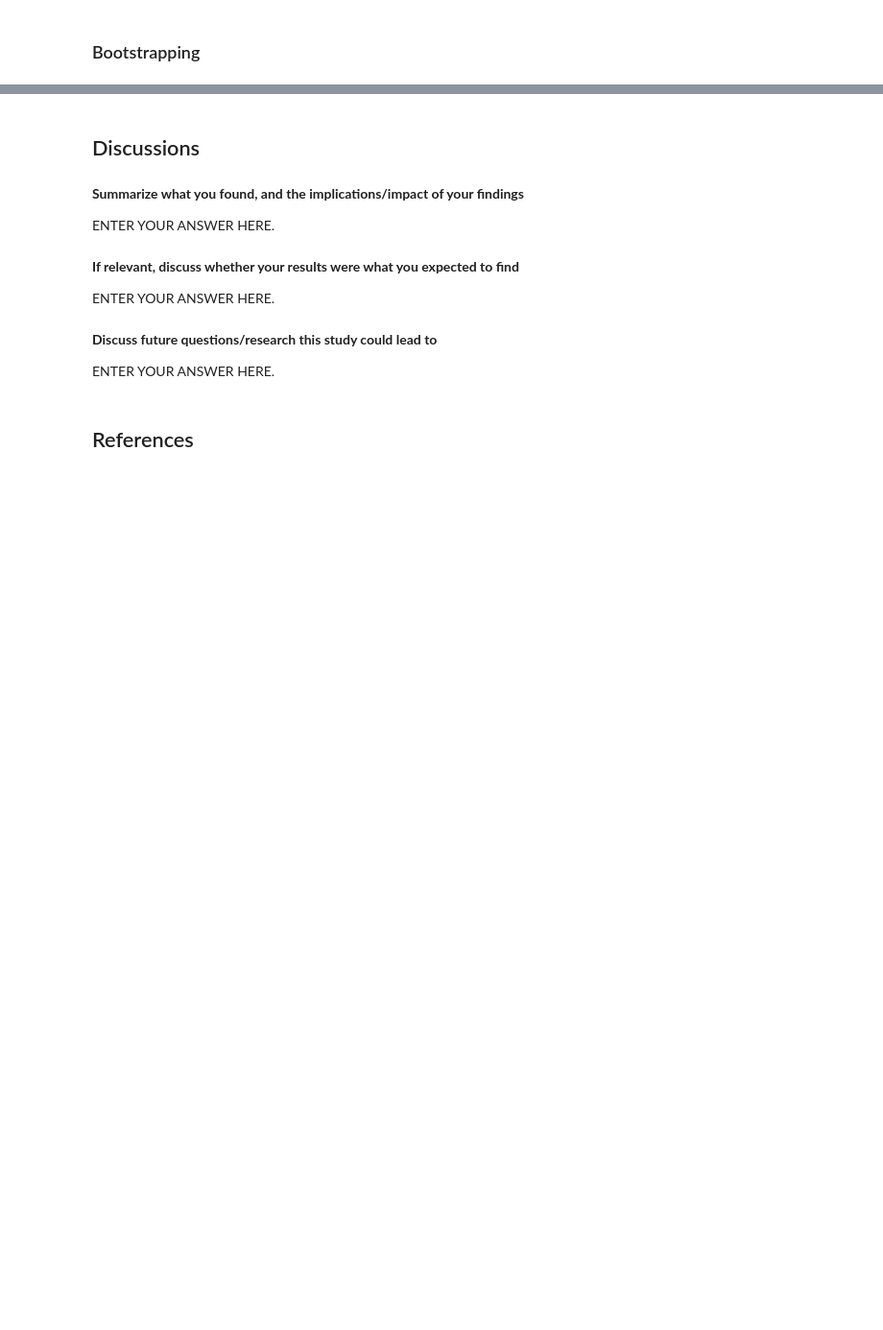
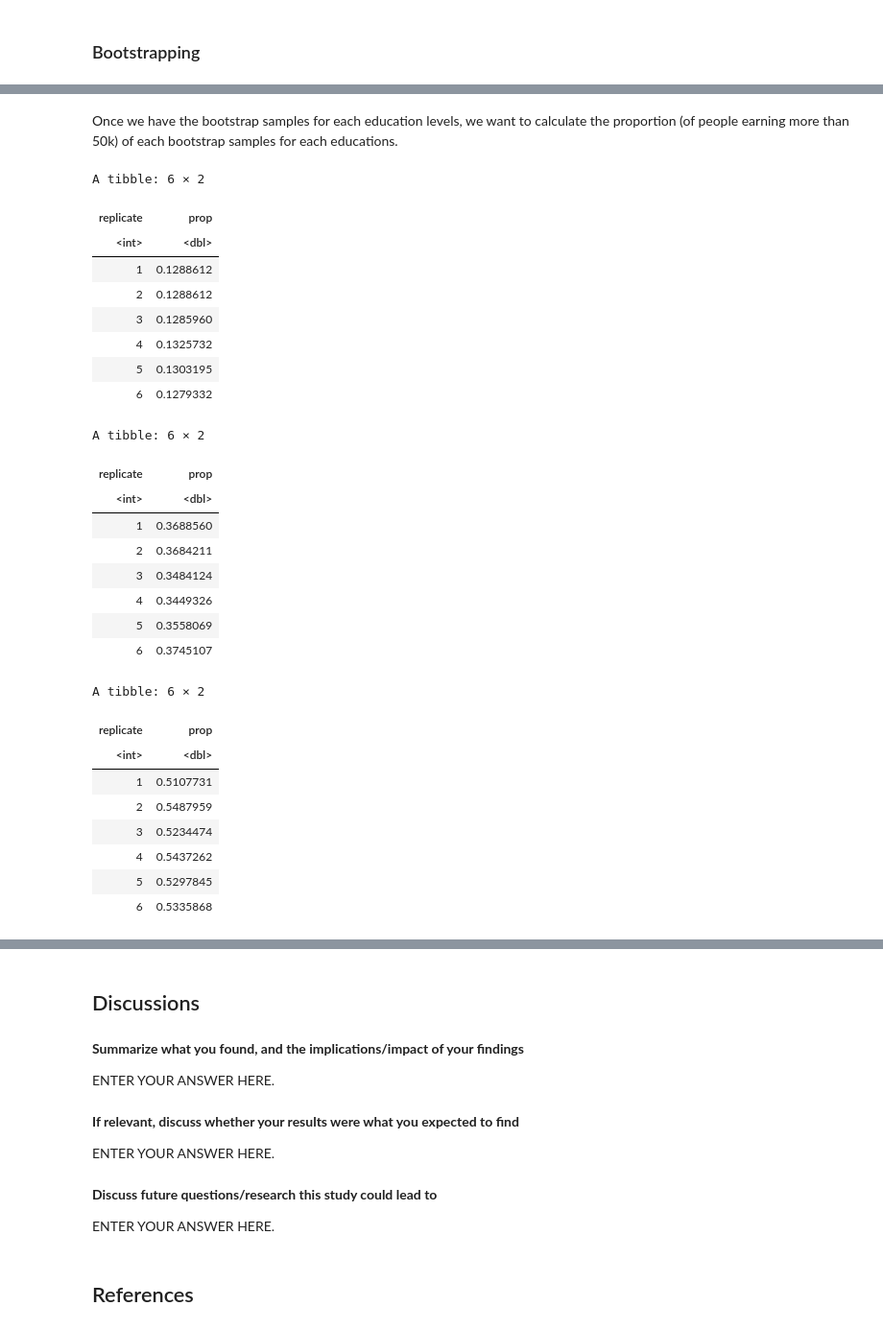
Before and after one commit to Julian-UBC/project-32, a Jupyter notebook: education_income.ipynb, the cells around one changed output, grey strips where cells are left out. Shown at 96% size. Saved outputs shown, nothing was run; the diff lists cells and outputs as text; code cells hidden in the pictures; blank space fills up the shorter version.

```diff
--- a/education_income.ipynb
+++ b/education_income.ipynb
@@ -354,0 +391,46 @@ Warning message:
+# %% [markdown]
+Once we have the bootstrap samples for each education levels, we want to calculate the proportion (of people earning more than 50k) of each bootstrap samples for each educations.
+# %%
+bootstrap_dist_non_bachelor <- bootstrap_non_bachelor %>%
+    group_by(replicate) %>%
+    summarise(prop = mean(above_50_k == "TRUE"))
+
+bootstrap_dist_bachelor <- bootstrap_bachelor %>%
+    group_by(replicate) %>%
+    summarise(prop = mean(above_50_k == "TRUE"))
+
+bootstrap_dist_master <- bootstrap_master %>%
+    group_by(replicate) %>%
+    summarise(prop = mean(above_50_k == "TRUE"))
+
+head(bootstrap_dist_non_bachelor)
+head(bootstrap_dist_bachelor)
+head(bootstrap_dist_master)
+# %% [output]
+A tibble: 6 × 2
+| replicate | prop |
+| <int> | <dbl> |
+| 1 | 0.1288612 |
+| 2 | 0.1288612 |
+| 3 | 0.1285960 |
+| 4 | 0.1325732 |
+| 5 | 0.1303195 |
+| 6 | 0.1279332 |
+A tibble: 6 × 2
+| replicate | prop |
+| <int> | <dbl> |
+| 1 | 0.3688560 |
+| 2 | 0.3684211 |
+| 3 | 0.3484124 |
+| 4 | 0.3449326 |
+| 5 | 0.3558069 |
+| 6 | 0.3745107 |
+A tibble: 6 × 2
+| replicate | prop |
+| <int> | <dbl> |
+| 1 | 0.5107731 |
+| 2 | 0.5487959 |
+| 3 | 0.5234474 |
+| 4 | 0.5437262 |
+| 5 | 0.5297845 |
+| 6 | 0.5335868 |
```
Also changed, not shown: parts of 18 cells of this notebook.
